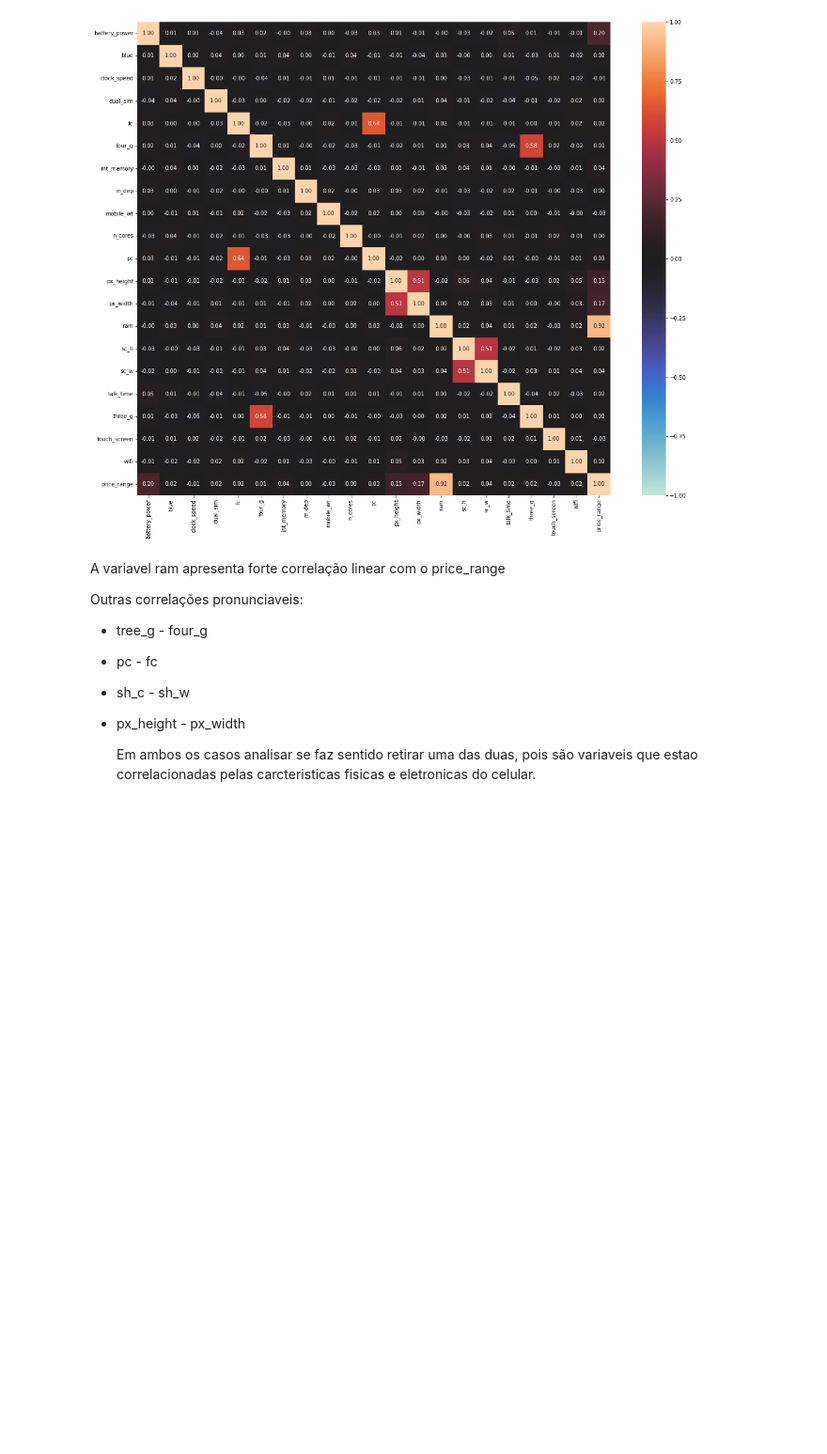
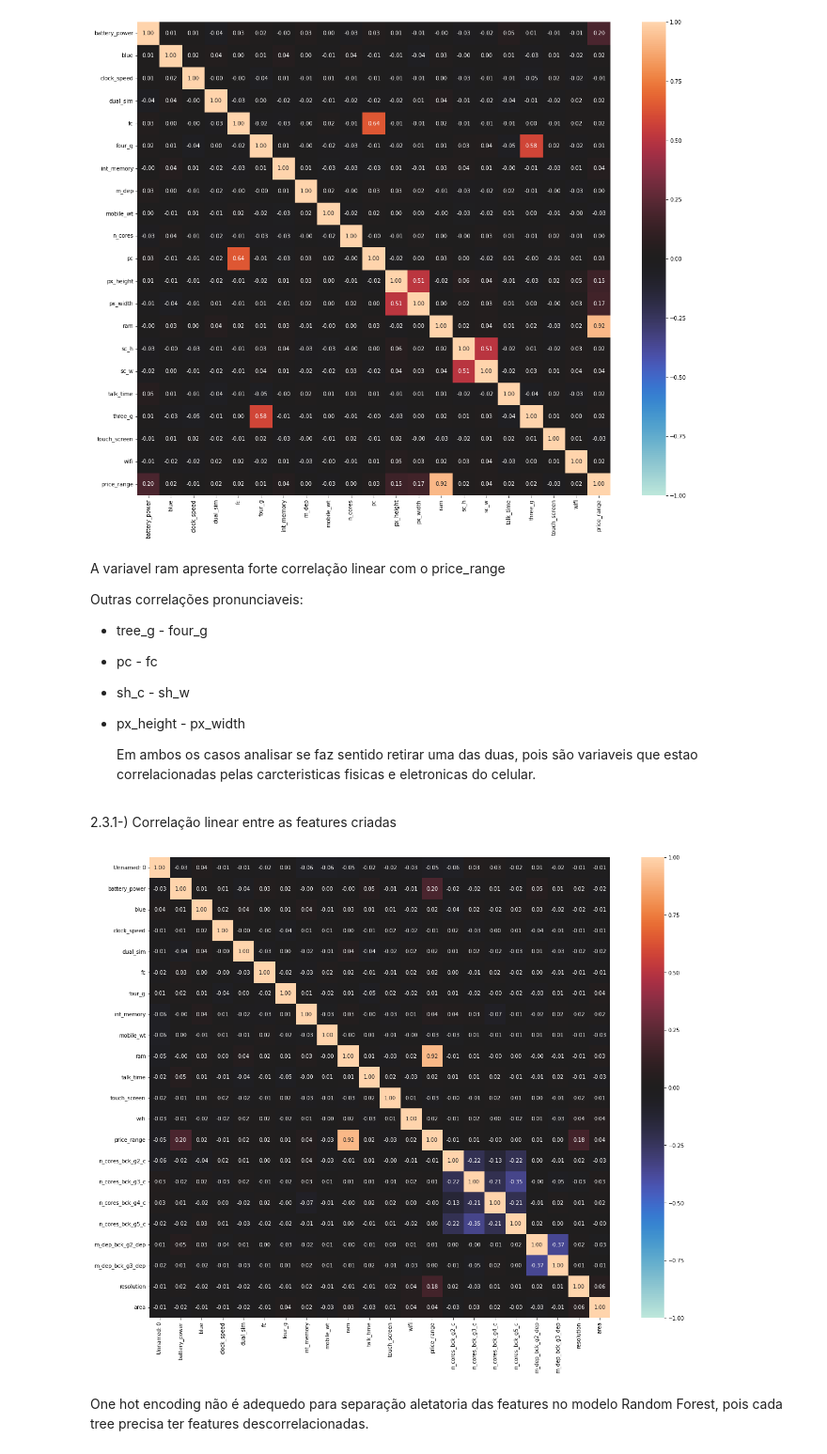
Before and after one commit to Fillipe16/kaggle, a Jupyter notebook: Mobile/EDA.ipynb, the cells around one changed output. Shown: that part at 94% size. Saved outputs shown, nothing was run; the diff lists cells and outputs as text; code cells hidden in the pictures; blank space fills up the shorter version.

Commit message:
Kaggle Notebook | Mobile-EDA | Correlação das features realizada

```diff
--- a/Mobile/EDA.ipynb
+++ b/Mobile/EDA.ipynb
@@ -180,3 +201,11 @@ Outras correlações pronunciaveis:
 * px_height - px_width
 
     Em ambos os casos analisar se faz sentido retirar uma das duas, pois são variaveis que estao correlacionadas pelas carcteristicas fisicas e eletronicas do celular.
+# %% [markdown]
+2.3.1-) Correlação linear entre as features criadas
+# %%
+complete_correlation= associations(pd.read_csv('../input/mobile-featuers/features_mobile.csv'), filename= 'complete_correlation.png', figsize=(21,16))
+# %% [output]
+[figure, added]
+# %% [markdown]
+One hot encoding não é adequedo para separação aletatoria das features no modelo Random Forest, pois cada tree precisa ter features descorrelacionadas.
```
Also changed, not shown: parts of 4 cells of this notebook.
